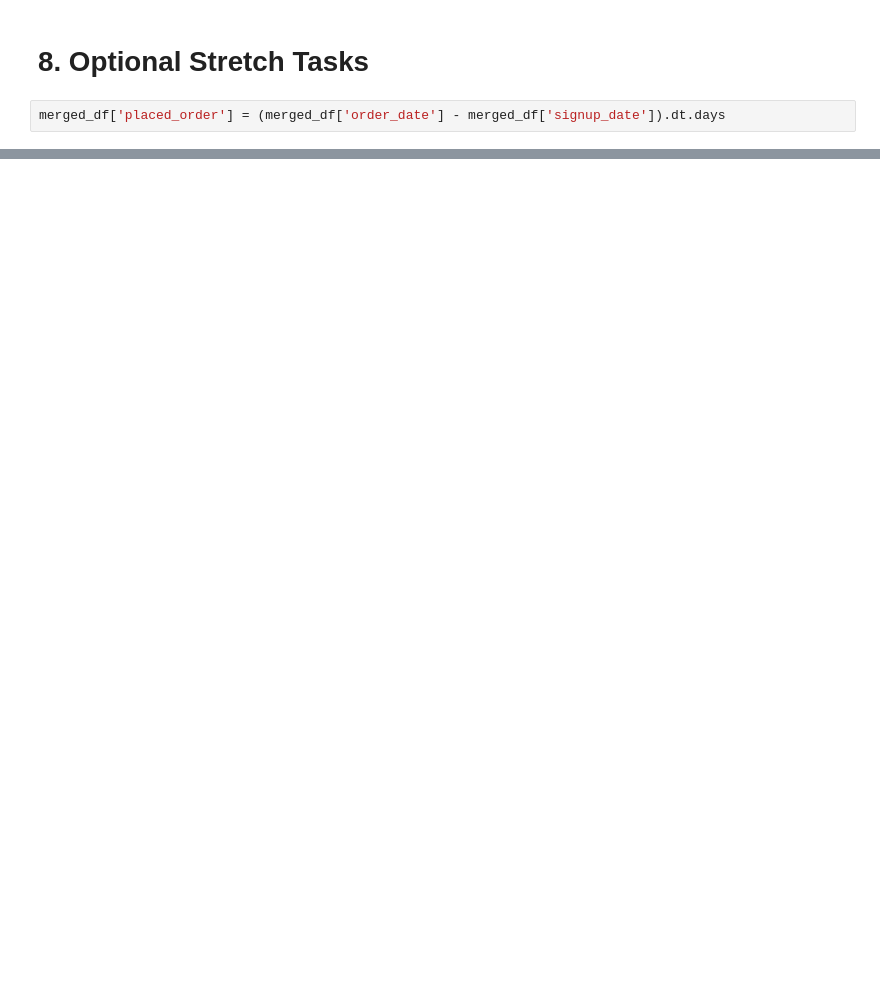
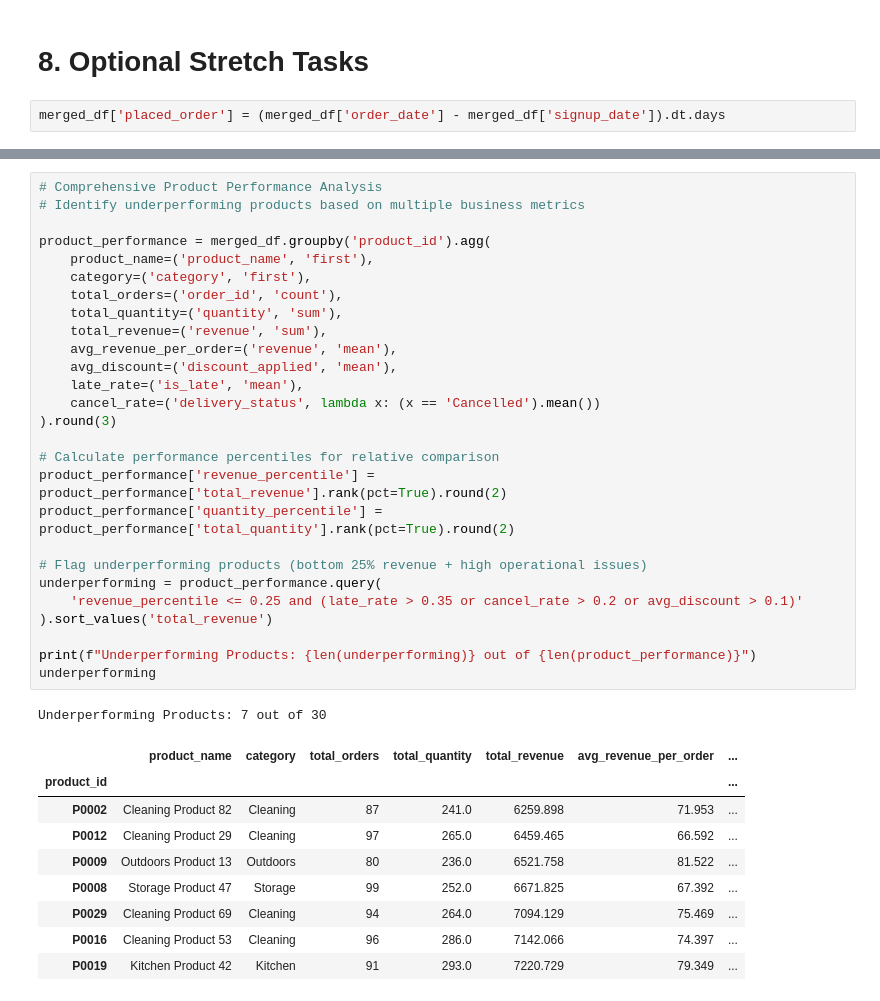
Before and after one commit to jiyoon28/data-science-portfolio, a Jupyter notebook: data-visualization-analytics/sales-customer-behaviour-insights/src/sales-customer-behaviour-insights.ipynb, the cells around one changed output, grey strips where cells are left out. Cells and saved outputs as stored; diff of their text form; blank space fills up the shorter version.

```diff
--- a/data-visualization-analytics/sales-customer-behaviour-insights/src/sales-customer-behaviour-insights.ipynb
+++ b/data-visualization-analytics/sales-customer-behaviour-insights/src/sales-customer-behaviour-insights.ipynb
@@ -641,0 +674,38 @@ underperforming
+# %%
+# Comprehensive Product Performance Analysis
+# Identify underperforming products based on multiple business metrics
+
+product_performance = merged_df.groupby('product_id').agg(
+    product_name=('product_name', 'first'),
+    category=('category', 'first'),
+    total_orders=('order_id', 'count'),
+    total_quantity=('quantity', 'sum'),
+    total_revenue=('revenue', 'sum'),
+    avg_revenue_per_order=('revenue', 'mean'),
+    avg_discount=('discount_applied', 'mean'),
+    late_rate=('is_late', 'mean'),
+    cancel_rate=('delivery_status', lambda x: (x == 'Cancelled').mean())
+).round(3)
+
+# Calculate performance percentiles for relative comparison
+product_performance['revenue_percentile'] = product_performance['total_revenue'].rank(pct=True).round(2)
+product_performance['quantity_percentile'] = product_performance['total_quantity'].rank(pct=True).round(2)
+
+# Flag underperforming products (bottom 25% revenue + high operational issues)
+underperforming = product_performance.query(
+    'revenue_percentile <= 0.25 and (late_rate > 0.35 or cancel_rate > 0.2 or avg_discount > 0.1)'
+).sort_values('total_revenue')
+
+print(f"Underperforming Products: {len(underperforming)} out of {len(product_performance)}")
+underperforming
+# %% [output]
+Underperforming Products: 7 out of 30
+|  | product_name | category | total_orders | total_quantity | total_revenue | avg_revenue_per_order | ... |
+| product_id |  |  |  |  |  |  | ... |
+| P0002 | Cleaning Product 82 | Cleaning | 87 | 241.0 | 6259.898 | 71.953 | ... |
+| P0012 | Cleaning Product 29 | Cleaning | 97 | 265.0 | 6459.465 | 66.592 | ... |
+| P0009 | Outdoors Product 13 | Outdoors | 80 | 236.0 | 6521.758 | 81.522 | ... |
+| P0008 | Storage Product 47 | Storage | 99 | 252.0 | 6671.825 | 67.392 | ... |
+| P0029 | Cleaning Product 69 | Cleaning | 94 | 264.0 | 7094.129 | 75.469 | ... |
+| P0016 | Cleaning Product 53 | Cleaning | 96 | 286.0 | 7142.066 | 74.397 | ... |
+| P0019 | Kitchen Product 42 | Kitchen | 91 | 293.0 | 7220.729 | 79.349 | ... |
```
Also changed, not shown: parts of 16 cells of this notebook.
